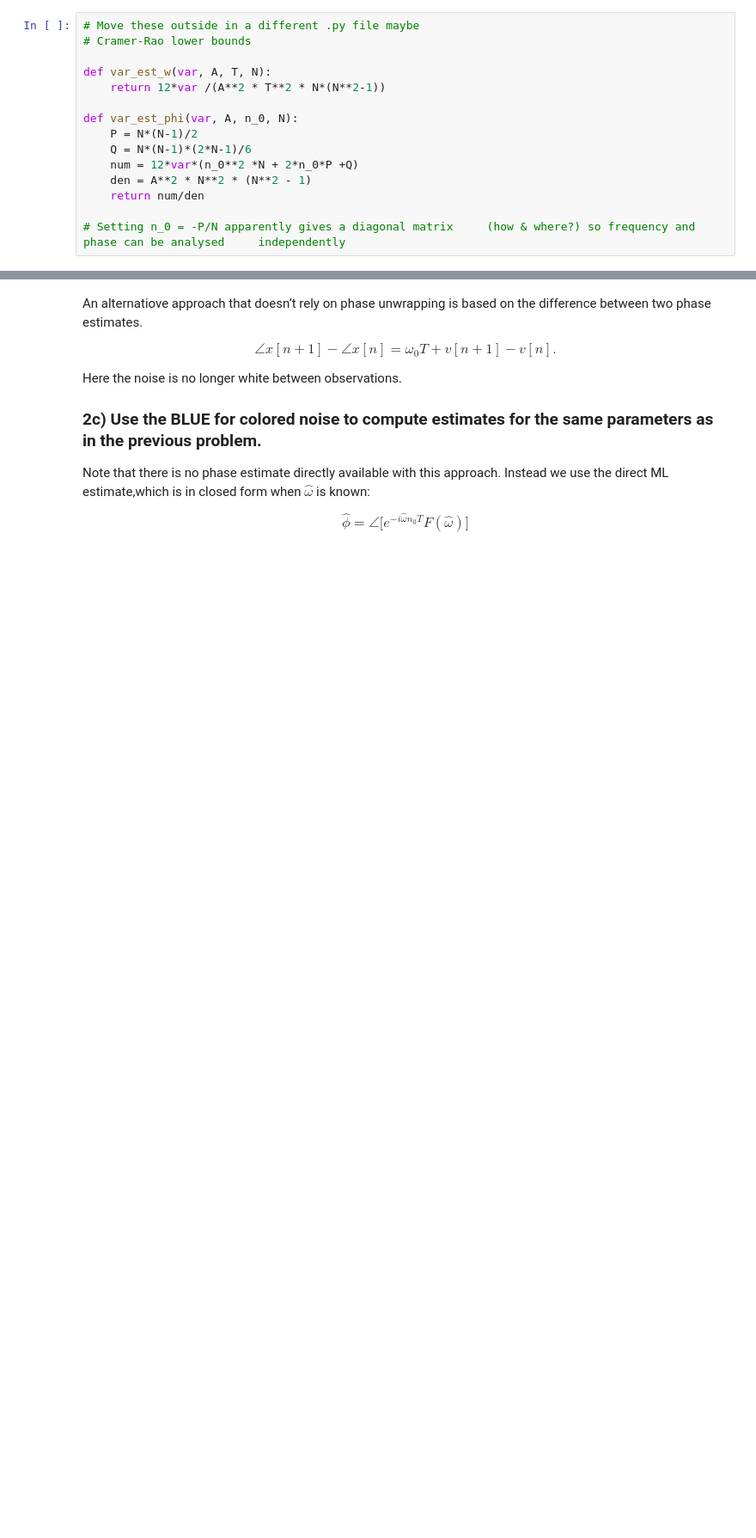
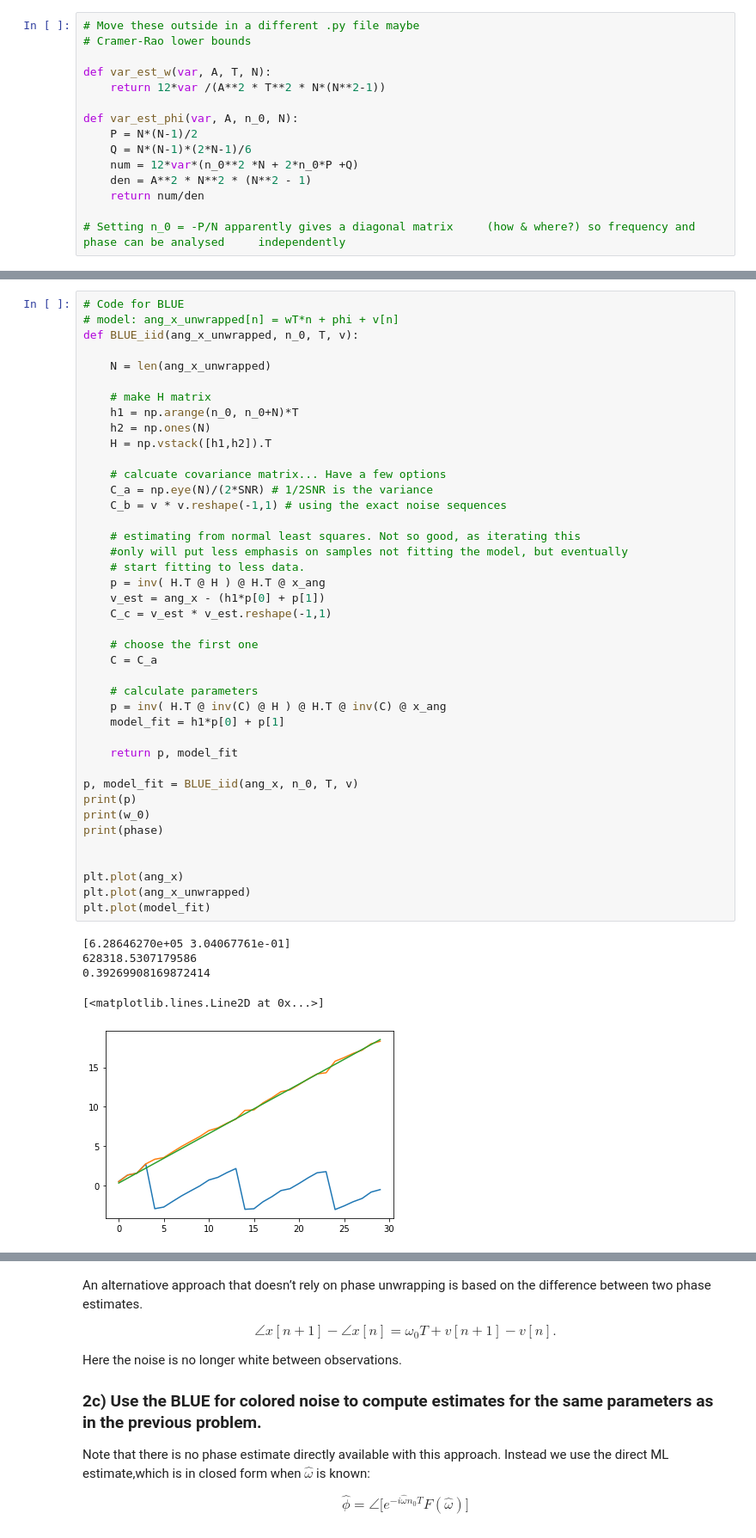
Before and after one commit to haavarn/estimation_project, a Jupyter notebook: BLUE.ipynb, the cells around one changed output, grey strips where cells are left out. Shown at 86% size. Drawn from its saved outputs; the diff is of its cells as text; blank space fills up the shorter version.

Commit message:
Update BLUE.ipynb
Prøvde å gjøre 2b), men skjelettet er på plass omtrent

```diff
--- a/BLUE.ipynb
+++ b/BLUE.ipynb
@@ -172,0 +202,47 @@ plt.tight_layout
+# %%
+# Code for BLUE
+# model: ang_x_unwrapped[n] = wT*n + phi + v[n]
+def BLUE_iid(ang_x_unwrapped, n_0, T, v):
+
+    N = len(ang_x_unwrapped)
+
+    # make H matrix
+    h1 = np.arange(n_0, n_0+N)*T
+    h2 = np.ones(N)
+    H = np.vstack([h1,h2]).T
+
+    # calcuate covariance matrix... Have a few options
+    C_a = np.eye(N)/(2*SNR) # 1/2SNR is the variance
+    C_b = v * v.reshape(-1,1) # using the exact noise sequences
+
+    # estimating from normal least squares. Not so good, as iterating this
+    #only will put less emphasis on samples not fitting the model, but eventually
+    # start fitting to less data.
+    p = inv( H.T @ H ) @ H.T @ x_ang
+    v_est = ang_x - (h1*p[0] + p[1])
+    C_c = v_est * v_est.reshape(-1,1)
+
+    # choose the first one
+    C = C_a
+
+    # calculate parameters
+    p = inv( H.T @ inv(C) @ H ) @ H.T @ inv(C) @ x_ang
+    model_fit = h1*p[0] + p[1]
+
+    return p, model_fit
+
+p, model_fit = BLUE_iid(ang_x, n_0, T, v)
+print(p)
+print(w_0)
+print(phase)
+
+
+plt.plot(ang_x)
+plt.plot(ang_x_unwrapped)
+plt.plot(model_fit)
+# %% [output]
+[6.28646270e+05 3.04067761e-01]
+628318.5307179586
+0.39269908169872414
+[<matplotlib.lines.Line2D at 0x...>]
+[figure, added]
```
Also changed, not shown: parts of 9 cells of this notebook.
